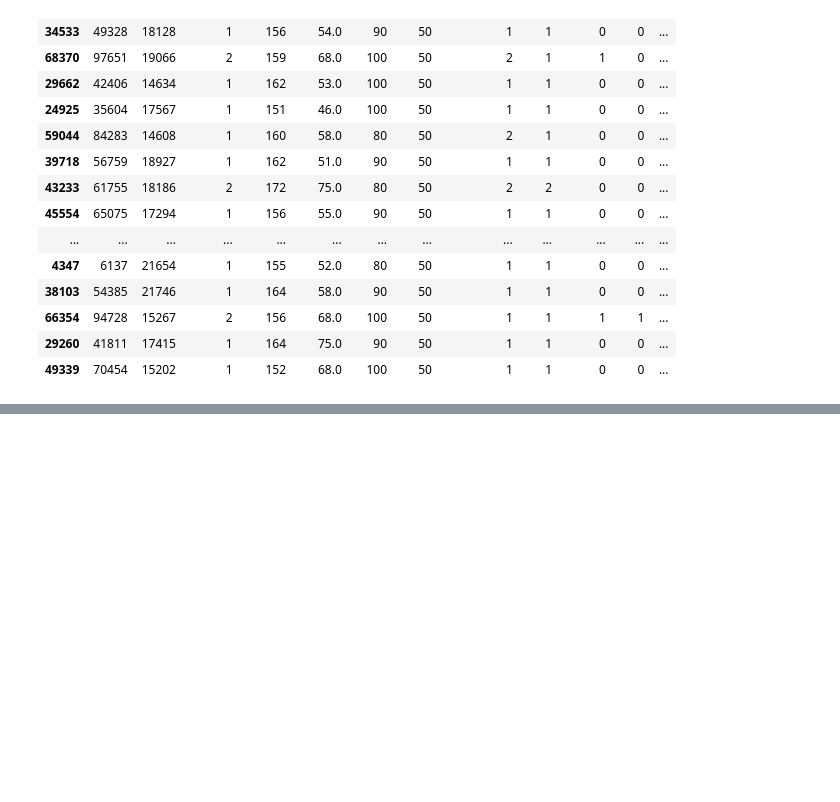
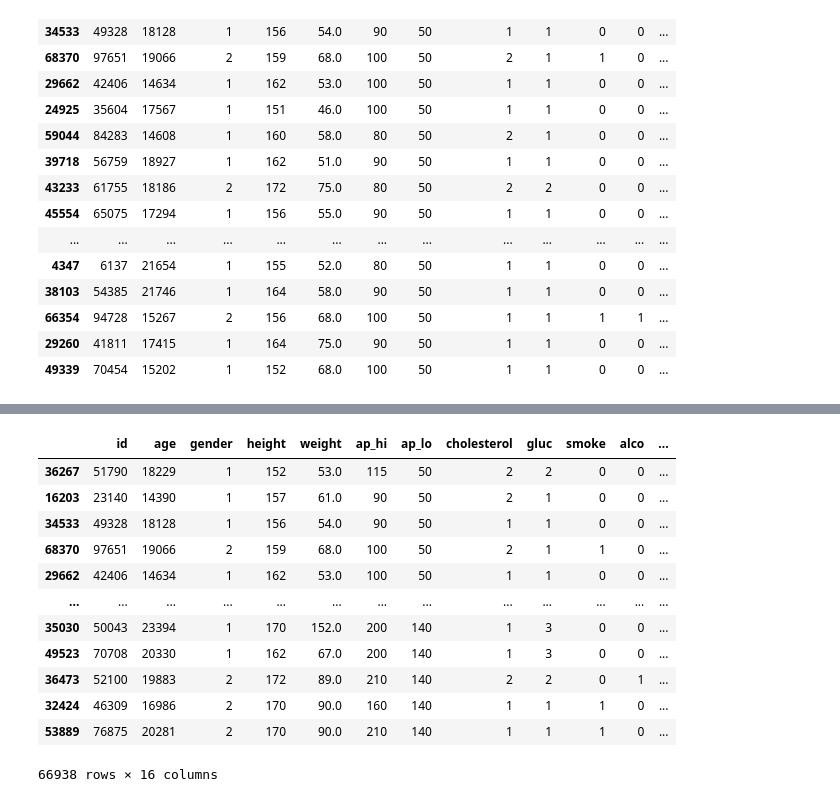
Before and after one commit to bearwinterfirth/medical, a Jupyter notebook: disease_prediction_3.ipynb, the cells around one changed output, grey strips where cells are left out. Saved outputs shown, nothing was run; the diff lists cells and outputs as text; code cells hidden in the pictures; blank space fills up the shorter version.

```diff
--- a/disease_prediction_3.ipynb
+++ b/disease_prediction_3.ipynb
@@ -164,16 +164,30 @@ df.describe()
 # %%
 def high_blood_pressure(sys, dia):
     if sys<120 and dia<80:
         return "healthy"
     elif sys<130 and dia<80:
         return "elevated"
     elif sys<140 or (dia>=80 and dia<90):
-        return "obese class I"
+        return "hypertension 1"
     elif (sys>=140 and sys<180) or (dia>=90 and dia<120):
-        return "obese class II"
+        return "hypertension 2"
     else:
-        return "obese class III"
+        return "hypertension crisis"
 
-df["Obesity"]=df["BMI"].apply(obesity)
+df["HBP"]=df.apply(lambda x: high_blood_pressure(x["ap_hi"], x["ap_lo"]), axis=1)
 
 df
+# %% [output]
+|  | id | age | gender | height | weight | ap_hi | ap_lo | cholesterol | gluc | smoke | alco | ... |
+| 36267 | 51790 | 18229 | 1 | 152 | 53.0 | 115 | 50 | 2 | 2 | 0 | 0 | ... |
+| 16203 | 23140 | 14390 | 1 | 157 | 61.0 | 90 | 50 | 2 | 1 | 0 | 0 | ... |
+| 34533 | 49328 | 18128 | 1 | 156 | 54.0 | 90 | 50 | 1 | 1 | 0 | 0 | ... |
+| 68370 | 97651 | 19066 | 2 | 159 | 68.0 | 100 | 50 | 2 | 1 | 1 | 0 | ... |
+| 29662 | 42406 | 14634 | 1 | 162 | 53.0 | 100 | 50 | 1 | 1 | 0 | 0 | ... |
+| ... | ... | ... | ... | ... | ... | ... | ... | ... | ... | ... | ... | ... |
+| 35030 | 50043 | 23394 | 1 | 170 | 152.0 | 200 | 140 | 1 | 3 | 0 | 0 | ... |
+| 49523 | 70708 | 20330 | 1 | 162 | 67.0 | 200 | 140 | 1 | 3 | 0 | 0 | ... |
+| 36473 | 52100 | 19883 | 2 | 172 | 89.0 | 210 | 140 | 2 | 2 | 0 | 1 | ... |
+| 32424 | 46309 | 16986 | 2 | 170 | 90.0 | 160 | 140 | 1 | 1 | 1 | 0 | ... |
+| 53889 | 76875 | 20281 | 2 | 170 | 90.0 | 210 | 140 | 1 | 1 | 1 | 0 | ... |
+66938 rows × 16 columns
```
